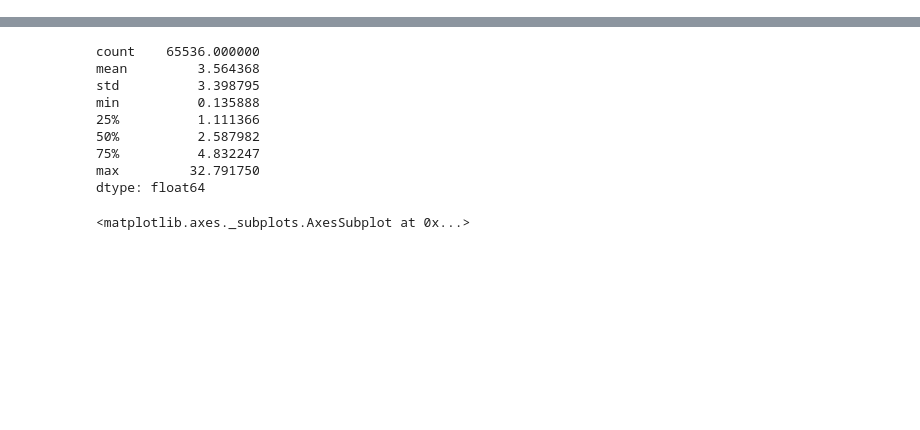
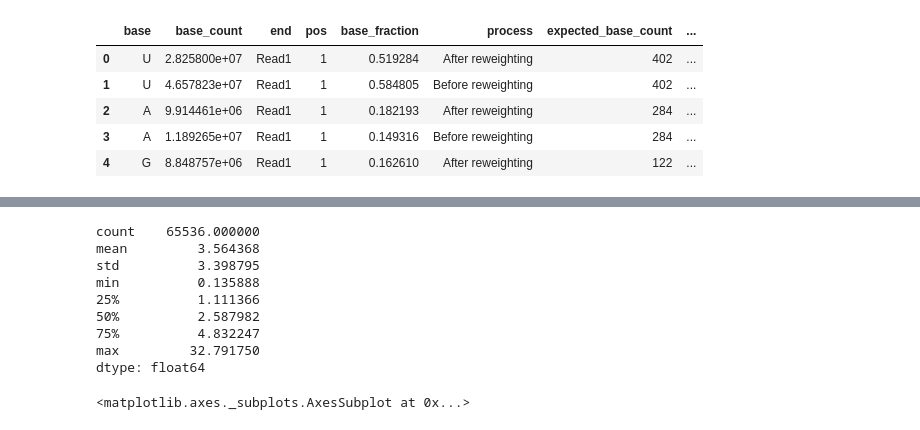
Before and after one commit to wckdouglas/tgirt_smRNA, a Jupyter notebook: scripts/reweighted_reads.ipynb, the cells around one changed output, grey strips where cells are left out. Saved outputs shown, nothing was run; the diff lists cells and outputs as text; code cells hidden in the pictures; blank space fills up the shorter version.

```diff
--- a/scripts/reweighted_reads.ipynb
+++ b/scripts/reweighted_reads.ipynb
@@ -42,0 +110,24 @@ def expected_nuc():
+# %%
+dfs = []
+for sn, sn_df in df.groupby('process'):
+    mir_dict = {m:c for m, c in zip(sn_df.mir, sn_df.mir_count)}
+    mir_d = count_to_nuc(mir_dict) \
+        .assign(process = sn)
+    dfs.append(mir_d)
+mir_df = pd.concat(dfs)  \
+    .merge(expected_nuc(), on=['base','pos','end']) \
+    .assign(fraction = lambda d: d.base_fraction/d.expected_base_fraction)  \
+    .assign(end = lambda d: d.end.str.capitalize()) \
+    .assign(pos = lambda d: d.pos + 1)\
+    .query('pos < 7') \
+    .assign(pos = lambda d: np.where(d.end=="Read2", 7-d.pos,d.pos)) \
+    .assign(base = lambda d: np.where(d.end=="Read2", [reverse_complement(b) for b in d.base],d.base))\
+    .assign(base = lambda d: d.base.str.replace('T','U'))
+mir_df.head()
+# %% [output]
+|  | base | base_count | end | pos | base_fraction | process | expected_base_count | ... |
+| 0 | U | 2.825800e+07 | Read1 | 1 | 0.519284 | After reweighting | 402 | ... |
+| 1 | U | 4.657823e+07 | Read1 | 1 | 0.584805 | Before reweighting | 402 | ... |
+| 2 | A | 9.914461e+06 | Read1 | 1 | 0.182193 | After reweighting | 284 | ... |
+| 3 | A | 1.189265e+07 | Read1 | 1 | 0.149316 | Before reweighting | 284 | ... |
+| 4 | G | 8.848757e+06 | Read1 | 1 | 0.162610 | After reweighting | 122 | ... |
```
Also changed, not shown: parts of 6 cells of this notebook, 1 other file.
